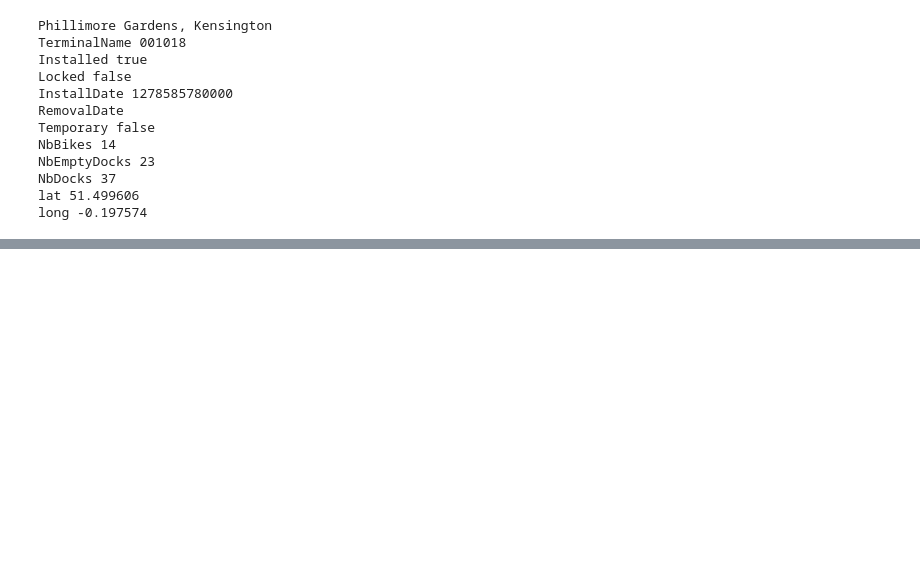
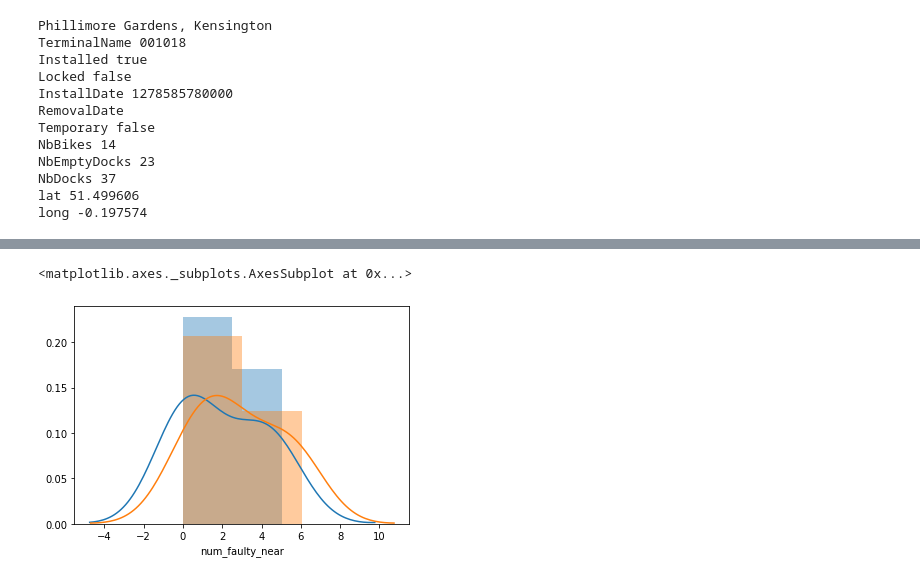
Before and after one commit to MHannan94/mod3_project, a Jupyter notebook: joe.ipynb, the cells around one changed output, grey strips where cells are left out. Cells and saved outputs as stored; diff of their text form; code cells hidden in the pictures; blank space fills up the shorter version.

```diff
--- a/joe.ipynb
+++ b/joe.ipynb
@@ -154,0 +174,2 @@ True
+# %%
+geo_df['hill'] = hill_list
@@ -154,0 +186,2 @@ True
+# %%
+bikes_df = bikes_df.join(geo_df, on = 'coords')
@@ -154,0 +201,15 @@ True
+# %%
+faulty_list = []
+for n in range(len(bikes_df)):
+    lat_n = bikes_df.coords[n][0]
+    lon_n = bikes_df.coords[n][1]
+    faulty_near = 0
+    for i in range(len(geo_df)):
+        lat_i = bikes_df.coords[i][0]
+        lon_i = bikes_df.coords[i][1]
+        bol = ((lat_n-lat_i)**2 + (lon_n - lon_i)**2 < 0.000005)
+        if bol:
+            faulty_near += 1
+    faulty_list.append(faulty_near)
+# %%
+bikes_df['num_faulty_near'] = faulty_list
@@ -154,0 +251,6 @@ True
+# %%
+sns.distplot(bikes_df.loc[bikes_df['faulty'] == True].num_faulty_near.value_counts().apply(lambda x : np.log(x)))
+sns.distplot(bikes_df.num_faulty_near.value_counts().apply(lambda x : np.log(x)))
+# %% [output]
+<matplotlib.axes._subplots.AxesSubplot at 0x...>
+[figure, added]
```
Also changed, not shown: parts of 46 cells of this notebook, 1 other file.
